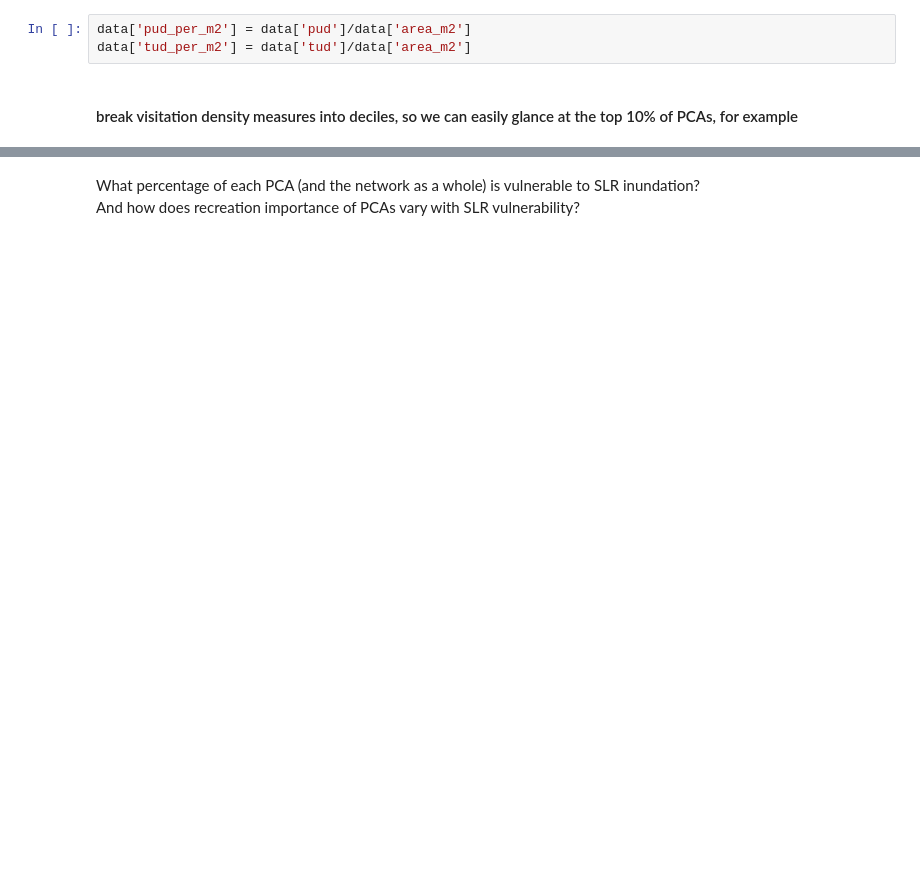
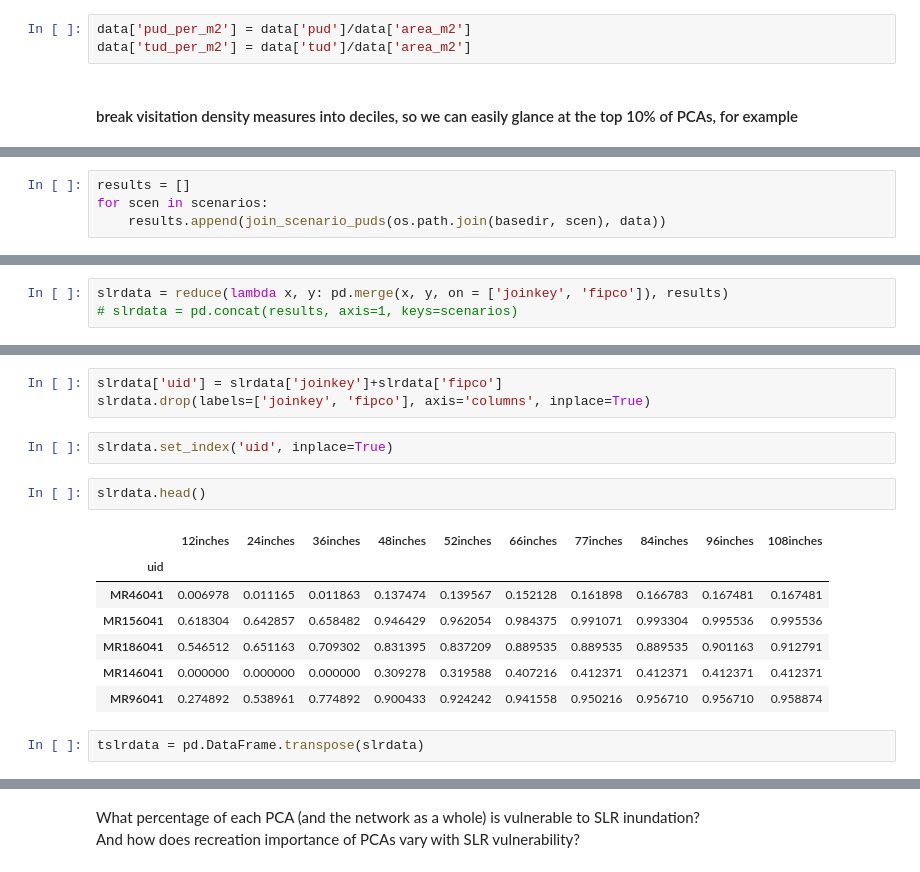
Before and after one commit to davemfish/ncp-sfbay, a Jupyter notebook: pca_rec.ipynb, the cells around one changed output, grey strips where cells are left out. Cells and saved outputs as stored; diff of their text form; blank space fills up the shorter version.

Commit message:
updating the SLR analysis to use the 10 scenarios from BCDC, summarize the proportion of PUD flooded in each scenario, by PCA.

```diff
--- a/pca_rec.ipynb
+++ b/pca_rec.ipynb
@@ -75,0 +156,4 @@ data['tudden_tile'] = pd.qcut(data['tud_per_m2'], q=10, labels=False)
+# %%
+results = []
+for scen in scenarios:
+    results.append(join_scenario_puds(os.path.join(basedir, scen), data))
@@ -75,0 +171,3 @@ data['tudden_tile'] = pd.qcut(data['tud_per_m2'], q=10, labels=False)
+# %%
+slrdata = reduce(lambda x, y: pd.merge(x, y, on = ['joinkey', 'fipco']), results)
+# slrdata = pd.concat(results, axis=1, keys=scenarios)
@@ -75,0 +183,17 @@ data['tudden_tile'] = pd.qcut(data['tud_per_m2'], q=10, labels=False)
+# %%
+slrdata['uid'] = slrdata['joinkey']+slrdata['fipco']
+slrdata.drop(labels=['joinkey', 'fipco'], axis='columns', inplace=True)
+# %%
+slrdata.set_index('uid', inplace=True)
+# %%
+slrdata.head()
+# %% [output]
+|  | 12inches | 24inches | 36inches | 48inches | 52inches | 66inches | 77inches | 84inches | 96inches | 108inches |
+| uid |  |  |  |  |  |  |  |  |  |  |
+| MR46041 | 0.006978 | 0.011165 | 0.011863 | 0.137474 | 0.139567 | 0.152128 | 0.161898 | 0.166783 | 0.167481 | 0.167481 |
+| MR156041 | 0.618304 | 0.642857 | 0.658482 | 0.946429 | 0.962054 | 0.984375 | 0.991071 | 0.993304 | 0.995536 | 0.995536 |
+| MR186041 | 0.546512 | 0.651163 | 0.709302 | 0.831395 | 0.837209 | 0.889535 | 0.889535 | 0.889535 | 0.901163 | 0.912791 |
+| MR146041 | 0.000000 | 0.000000 | 0.000000 | 0.309278 | 0.319588 | 0.407216 | 0.412371 | 0.412371 | 0.412371 | 0.412371 |
+| MR96041 | 0.274892 | 0.538961 | 0.774892 | 0.900433 | 0.924242 | 0.941558 | 0.950216 | 0.956710 | 0.956710 | 0.958874 |
+# %%
+tslrdata = pd.DataFrame.transpose(slrdata)
```
Also changed, not shown: parts of 48 cells of this notebook.
